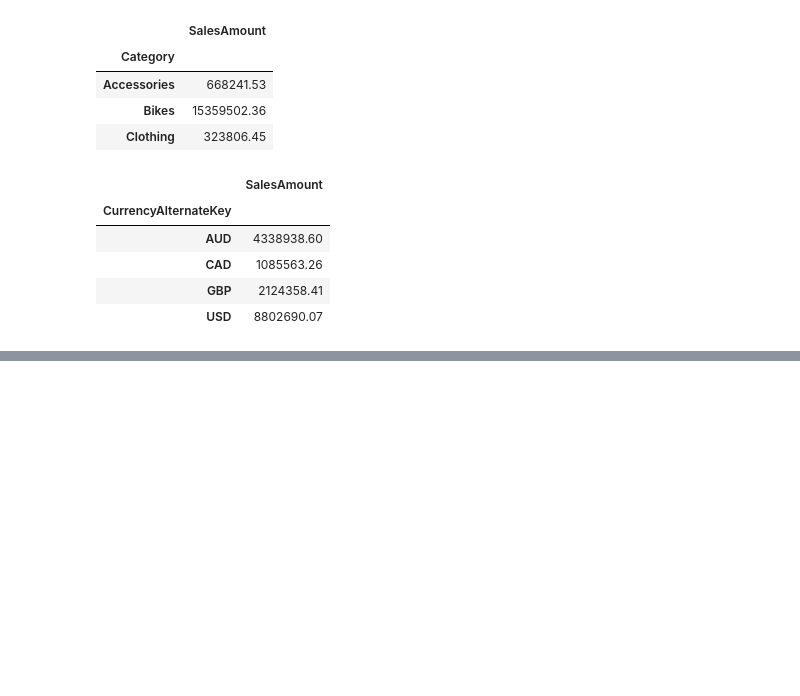
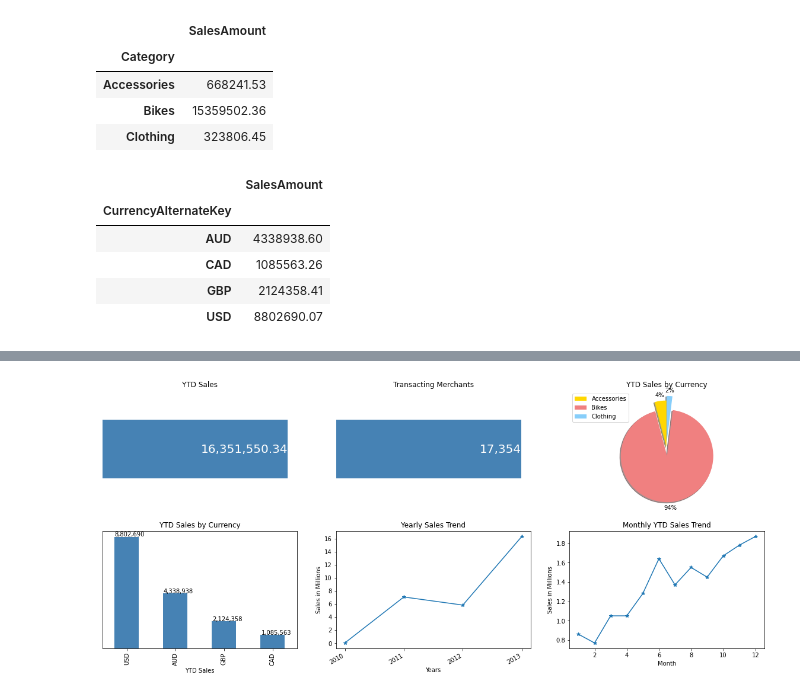
Before and after one commit to eiowolabi/Python-Data-Analysis-and-Email-Alerts, a Jupyter notebook: dataanalysis.ipynb, the cells around one changed output, grey strips where cells are left out. Drawn from its saved outputs; the diff is of its cells as text; code cells hidden in the pictures; blank space fills up the shorter version.

```diff
--- a/dataanalysis.ipynb
+++ b/dataanalysis.ipynb
@@ -250,0 +165,99 @@ ValueError: not enough values to unpack (expected 2, got 1)
+# %%
+fig = plt.figure() # create figure
+
+ax0 = fig.add_subplot(2, 3, 1) # add subplot 1 (2 rows, 3 columns, first plot)
+ax1 = fig.add_subplot(2, 3, 2) # add subplot 2 (2 rows, 3 columns, second plot)
+ax2 = fig.add_subplot(2, 3, 3) # add subplot 2 (2 rows, 3 columns, third plot)
+ax3 = fig.add_subplot(2, 3, 4) # add subplot 2 (2 rows, 3 columns, fourth plot)
+ax4 = fig.add_subplot(2, 3, 5) # add subplot 2 (2 rows, 3 columns, fifth plot)
+ax5 = fig.add_subplot(2, 3, 6) # add subplot 2 (2 rows, 3 columns, sixth plot)
+
+
+# Subplot 1: Barh plot
+ytd_sales.plot(kind='barh', color='steelblue', edgecolor = "none", figsize=(20, 6), ax=ax0) # add to subplot 1
+ax0.set_title('YTD Sales')
+ax0.axes.xaxis.set_visible(False)
+ax0.axes.yaxis.set_visible(False)
+ax0.spines['top'].set_visible(False)
+ax0.spines['right'].set_visible(False)
+ax0.spines['bottom'].set_visible(False)
+ax0.spines['left'].set_visible(False)
+ax0.get_legend().remove()
+
+for index, value in enumerate(ytd_sales.index):
+    label = ytd_sales['ytd_sales'][value]
+
+ax0.annotate("{:,}".format(label), xy=(label, index),  color='white',ha='right', va='center', size = 20)
+
+# Subplot 2: Barh plot
+txn_merch.plot(kind='barh', color='steelblue', figsize=(20, 6), ax=ax1) # add to subplot 2
+ax1.set_title('Transacting Merchants')
+ax1.axes.xaxis.set_visible(False)
+ax1.axes.yaxis.set_visible(False)
+ax1.spines['top'].set_visible(False)
+ax1.spines['right'].set_visible(False)
+ax1.spines['bottom'].set_visible(False)
+ax1.spines['left'].set_visible(False)
+ax1.get_legend().remove()
+
+for index, value in enumerate(txn_merch.index):
+    label = txn_merch['txn_merch'][value]
+
+ax1.annotate("{:,}".format(label), xy=(label, index),  color='white',ha='right', va='center', size = 20)
+
+# Subplot 3: Pie Chart
+colors_list = ['gold', 'lightcoral', 'lightskyblue']
+explode_list = [0, 0.2, 0.1] # ratio for each pie with which to offset each wedge.
+ytd_category['SalesAmount'].plot(kind='pie',
+                            figsize=(20, 6),
+                            autopct='%1.0f%%',
+                            startangle=90,
+                            shadow=True,
+                            labels=None,         # turn off labels on pie chart
+                            pctdistance=1.12,    # the ratio between the center of each pie slice and the start of the text generated by autopct
+                            colors=colors_list,  # add custom colors
+                            explode=explode_list,
+                            ax=ax2 # 'explode' lowest 3 continents
+                            ) # add to subplot 3
+ax2.set_title('YTD Sales by Currency')
+ax2.axis('equal')
+ax2.legend(labels=ytd_category.index, loc='upper left')
+ax2.axes.xaxis.set_visible(False)
+ax2.axes.yaxis.set_visible(False)
+
+# Subplot 4: Barh plot
+ytd_curr.sort_values('SalesAmount', ascending=False).plot(kind='bar', color='steelblue', figsize=(20, 8), ax=ax3) # add to subplot 4
+ax3.set_title('YTD Sales by Currency')
+ax3.set_ylabel('Currency')
+ax3.set_xlabel('YTD Sales')
+for p in ax3.patches:
+    ax3.annotate("{:,}".format(int(p.get_height())), (p.get_x() * 1.005, p.get_height() * 1.005), ha='left' )
+ax3.axes.yaxis.set_visible(False)
+ax3.get_legend().remove()
+
+# Subplot 5: Line plot
+yr_trend.plot(kind='line', marker = "*", figsize=(20, 8), ax=ax4) # add to subplot 5
+ax4.set_title ('Yearly Sales Trend')
+ax4.set_ylabel('Sales in Millions')
+ax4.set_xlabel('Years')
+ax4.get_legend().remove()
+ax4.locator_params(axis="x", nbins=4)
+ax4.ticklabel_format(axis="y", style="plain")
+plt.setp(ax4.get_xticklabels(), rotation=30, ha='right')
+
+# Subplot 6: Line plot
+mth_trend.plot(kind='line', marker = "*", figsize=(20, 8), ax=ax5) # add to subplot 6
+ax5.set_title ('Monthly YTD Sales Trend')
+ax5.set_ylabel('Sales in Millions')
+ax5.set_xlabel('Month')
+ax5.get_legend().remove()
+
+#save dashboard as png image file
+plt.savefig("Dashboard.png",
+            pad_inches = 1,
+            facecolor ="w",
+            orientation ='landscape')
+
+plt.show()
+# %% [output]
+[figure, added]
```
Also changed, not shown: parts of 13 cells of this notebook.
